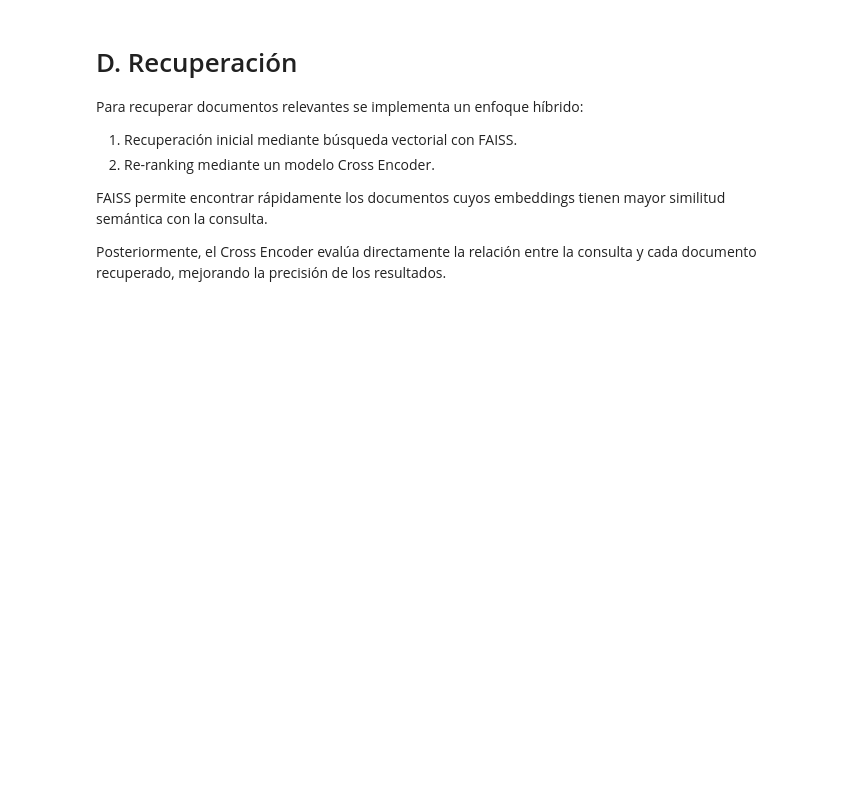
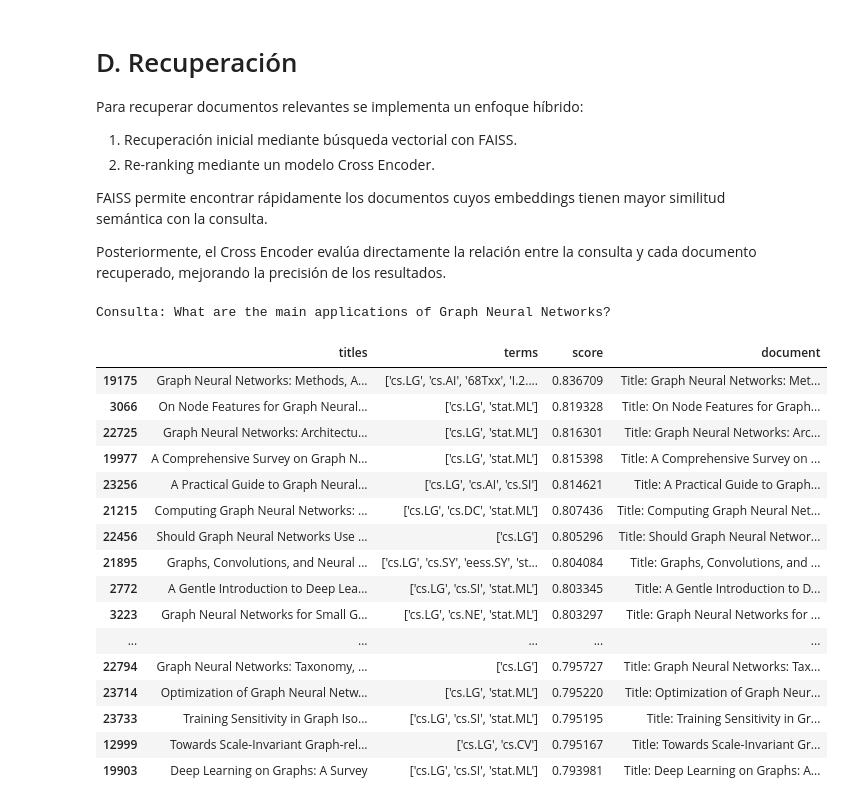
Before and after one commit to Erickezro/Examen2-RI, a Jupyter notebook: Examen Final.ipynb, the cells around one changed output. Saved outputs shown, nothing was run; the diff lists cells and outputs as text; code cells hidden in the pictures; blank space fills up the shorter version.

```diff
--- a/Examen Final.ipynb
+++ b/Examen Final.ipynb
@@ -153,3 +151,5 @@ Embeddings creados: (38991, 384). Guardados en arxiv_embeddings.npy
+# %%
+embeddings = np.load('arxiv_embeddings.npy')
 # %%
 print(type(embeddings))
 print(embeddings.shape)
@@ -203,20 +190,3 @@ faiss.write_index(
 )
 # %% [markdown]
 Cada embedding en el índice FAISS mantiene el mismo orden que el DataFrame `df`. Esto nos permite, al recuperar los índices de los vecinos más cercanos, acceder directamente a los documentos correspondientes.
-# %%
-# Función de búsqueda semántica
-def buscar(query, k=5):
-    # 1. Generar embedding de la consulta (normalizado)
-    q_emb = embedding_model.encode([query], normalize_embeddings=True, convert_to_numpy=True).astype("float32")
-    # 2. Buscar los k vecinos más cercanos
-    scores, indices = index.search(q_emb, k)
-    # 3. Recuperar documentos del DataFrame
-    resultados = df.iloc[indices[0]].copy()
-    resultados["score"] = scores[0]
-    return resultados[["titles", "terms", "score", "document"]]
-
-# Ejemplo de búsqueda
-query_ejemplo = "What are the main applications of Graph Neural Networks?"
-resultados = buscar(query_ejemplo, k=3)
-print(f"Consulta: {query_ejemplo}\n")
-resultados
@@ -239,0 +215,25 @@ Posteriormente, el Cross Encoder evalúa directamente la relación entre la cons
+# %%
+# Ejemplo de busqueda
+query_ejemplo = "What are the main applications of Graph Neural Networks?"
+resultados = buscar(query_ejemplo, k=25)
+print(f"Consulta: {query_ejemplo}\n")
+resultados
+# %% [output]
+Consulta: What are the main applications of Graph Neural Networks?
+|  | titles | terms | score | document |
+| 19175 | Graph Neural Networks: Methods, A... | ['cs.LG', 'cs.AI', '68Txx', 'I.2.... | 0.836709 | Title: Graph Neural Networks: Met... |
+| 3066 | On Node Features for Graph Neural... | ['cs.LG', 'stat.ML'] | 0.819328 | Title: On Node Features for Graph... |
+| 22725 | Graph Neural Networks: Architectu... | ['cs.LG', 'stat.ML'] | 0.816301 | Title: Graph Neural Networks: Arc... |
+| 19977 | A Comprehensive Survey on Graph N... | ['cs.LG', 'stat.ML'] | 0.815398 | Title: A Comprehensive Survey on ... |
+| 23256 | A Practical Guide to Graph Neural... | ['cs.LG', 'cs.AI', 'cs.SI'] | 0.814621 | Title: A Practical Guide to Graph... |
+| 21215 | Computing Graph Neural Networks: ... | ['cs.LG', 'cs.DC', 'stat.ML'] | 0.807436 | Title: Computing Graph Neural Net... |
+| 22456 | Should Graph Neural Networks Use ... | ['cs.LG'] | 0.805296 | Title: Should Graph Neural Networ... |
+| 21895 | Graphs, Convolutions, and Neural ... | ['cs.LG', 'cs.SY', 'eess.SY', 'st... | 0.804084 | Title: Graphs, Convolutions, and ... |
+| 2772 | A Gentle Introduction to Deep Lea... | ['cs.LG', 'cs.SI', 'stat.ML'] | 0.803345 | Title: A Gentle Introduction to D... |
+| 3223 | Graph Neural Networks for Small G... | ['cs.LG', 'cs.NE', 'stat.ML'] | 0.803297 | Title: Graph Neural Networks for ... |
+| ... | ... | ... | ... | ... |
+| 22794 | Graph Neural Networks: Taxonomy, ... | ['cs.LG'] | 0.795727 | Title: Graph Neural Networks: Tax... |
+| 23714 | Optimization of Graph Neural Netw... | ['cs.LG', 'stat.ML'] | 0.795220 | Title: Optimization of Graph Neur... |
+| 23733 | Training Sensitivity in Graph Iso... | ['cs.LG', 'cs.SI', 'stat.ML'] | 0.795195 | Title: Training Sensitivity in Gr... |
+| 12999 | Towards Scale-Invariant Graph-rel... | ['cs.LG', 'cs.CV'] | 0.795167 | Title: Towards Scale-Invariant Gr... |
+| 19903 | Deep Learning on Graphs: A Survey | ['cs.LG', 'cs.SI', 'stat.ML'] | 0.793981 | Title: Deep Learning on Graphs: A... |
```
Also changed, not shown: parts of 22 cells of this notebook, 2 other files.
